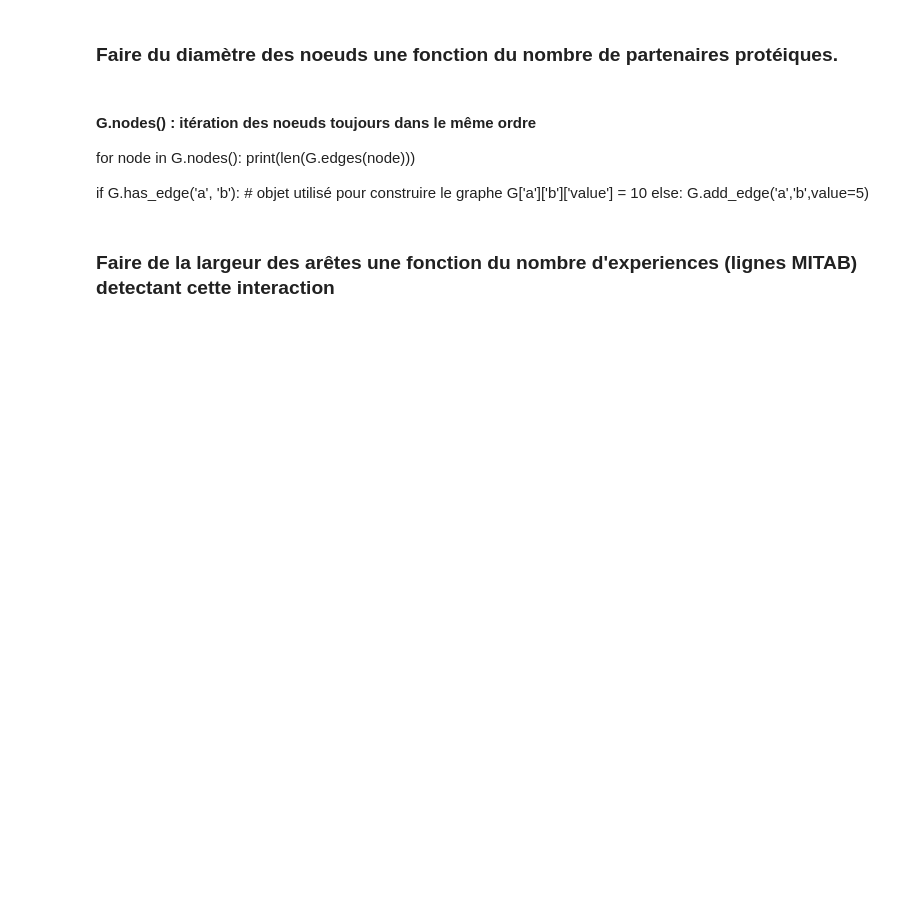
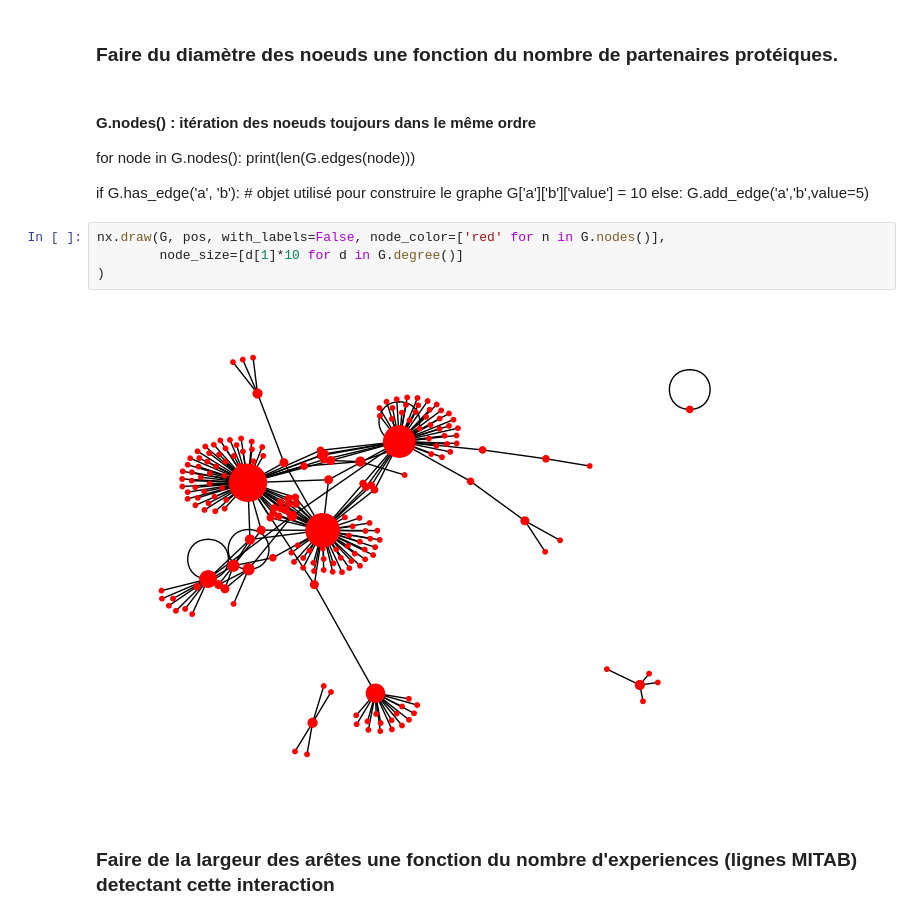
Before and after one commit to gnoiret/VDB_jupyter, a Jupyter notebook: exercices/TP5.ipynb, the cells around one changed output. Saved outputs shown, nothing was run; the diff lists cells and outputs as text; blank space fills up the shorter version.

```diff
--- a/exercices/TP5.ipynb
+++ b/exercices/TP5.ipynb
@@ -142,6 +168,12 @@ if G.has_edge('a', 'b'): # objet utilisé pour construire le graphe
     G['a']['b']['value'] = 10
 else:
     G.add_edge('a','b',value=5)
+# %%
+nx.draw(G, pos, with_labels=False, node_color=['red' for n in G.nodes()],
+        node_size=[d[1]*10 for d in G.degree()]
+)
+# %% [output]
+[figure, added]
 # %% [markdown]
 ### Faire de la largeur des arêtes une fonction du nombre d'experiences (lignes MITAB) detectant cette interaction
 # %%
```
Also changed, not shown: parts of 26 cells of this notebook, 3 other files.
